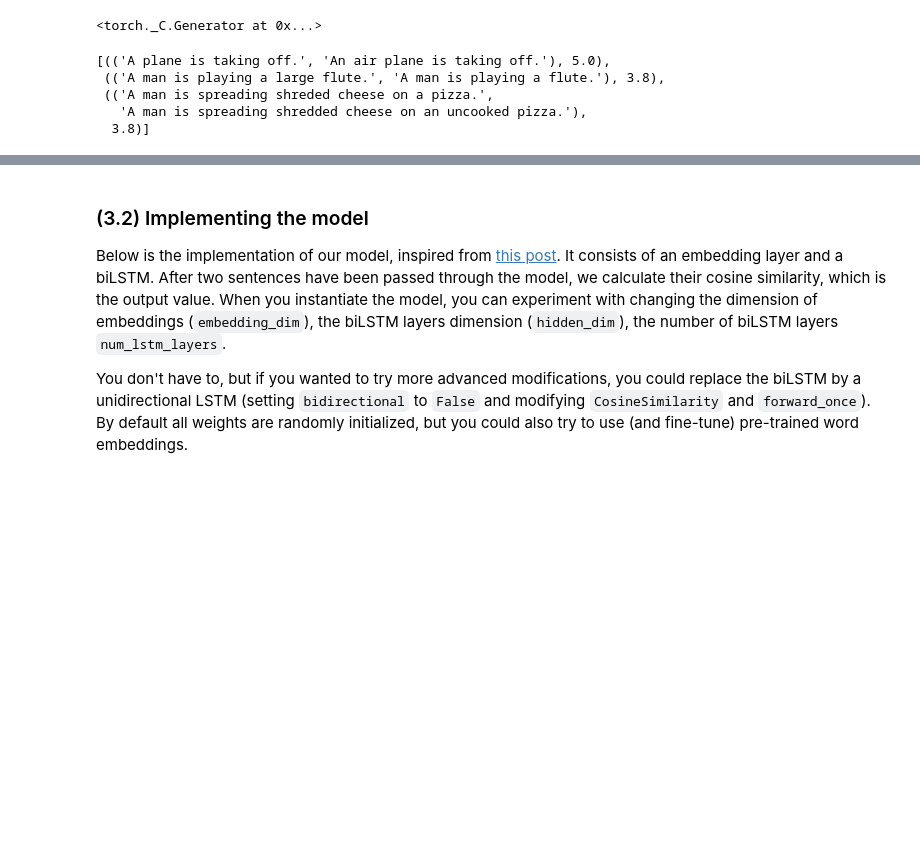
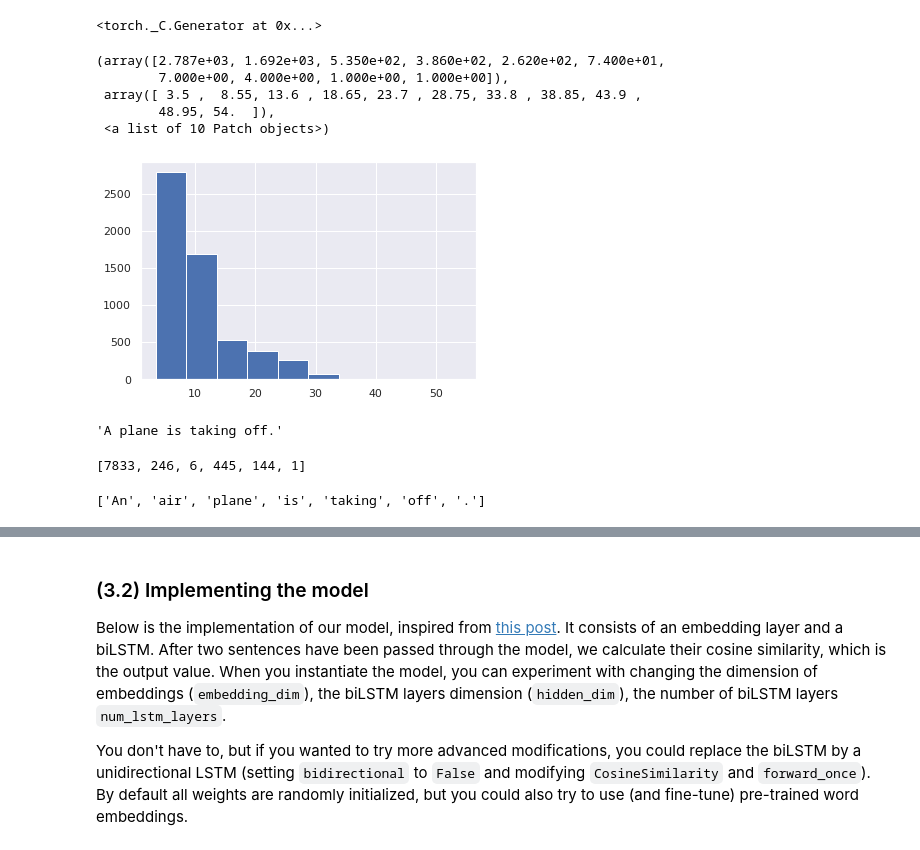
Before and after one commit to PierrickLeroy/Activity_Detection_From_Electrical_Consumption_Load_Curves, a Jupyter notebook: STS_project.ipynb, the cells around one changed output, grey strips where cells are left out. Saved outputs shown, nothing was run; the diff lists cells and outputs as text; code cells hidden in the pictures; blank space fills up the shorter version.

```diff
--- a/STS_project.ipynb
+++ b/STS_project.ipynb
@@ -111,8 +111,11 @@ from nltk import word_tokenize
 import nltk
 nltk.download('punkt')
 nltk.download('stopwords')
+nltk.download('wordnet')
+nltk.download('averaged_perceptron_tagger')
 from string import punctuation
 from nltk.corpus import stopwords
+from nltk.corpus import wordnet
 import numpy as np
 from sklearn.preprocessing import MinMaxScaler
 from sklearn.linear_model import LinearRegression
@@ -120,6 +123,41 @@ from sklearn.metrics import jaccard_score
 from sklearn.feature_extraction.text import CountVectorizer
 from scipy.stats import pearsonr
 from scipy.spatial.distance import cosine, euclidean
+
+from sklearn.feature_extraction.text import CountVectorizer
+from sklearn.feature_extraction.text import TfidfVectorizer
+from sklearn.metrics import jaccard_score
+from sklearn.metrics.pairwise import cosine_similarity
+import copy
+import matplotlib.pyplot as plt
+import seaborn as sns
+sns.set()
+
+import collections
+import os
+from collections import Counter
+from nltk import word_tokenize
+import nltk
+nltk.download('punkt')
+nltk.download('stopwords')
+nltk.download('wordnet')
+nltk.download('averaged_perceptron_tagger')
+from string import punctuation
+from nltk.corpus import stopwords
+from nltk.corpus import wordnet
+import numpy as np
+from sklearn.preprocessing import MinMaxScaler
+from sklearn.linear_model import LinearRegression
+from scipy.stats import pearsonr
+from scipy.spatial import distance
+from sklearn.feature_extraction.text import CountVectorizer
+from sklearn.feature_extraction.text import TfidfVectorizer
+from sklearn.metrics import jaccard_score
+from sklearn.metrics.pairwise import cosine_similarity
+import copy
+import matplotlib.pyplot as plt
+import seaborn as sns
+sns.set()
 # %% [output]
 [nltk_data] Downloading package punkt to /root/nltk_data...
 [nltk_data]   Unzipping tokenizers/punkt.zip.
@@ -866,14 +1946,6 @@ import torch.optim as optim
 torch.manual_seed(1)
 # %% [output]
 <torch._C.Generator at 0x...>
-# %%
-list(zip(dataset['train']['data'], dataset['train']['scores']))[:3]
-# %% [output]
-[(('A plane is taking off.', 'An air plane is taking off.'), 5.0),
- (('A man is playing a large flute.', 'A man is playing a flute.'), 3.8),
- (('A man is spreading shreded cheese on a pizza.',
-   'A man is spreading shredded cheese on an uncooked pizza.'),
-  3.8)]
 # %%
 class STSDataset(Dataset):
     def __init__(self, data, max_length=30, vocab=None, min_word_freq=2,lowercase=True):
@@ -976,3 +2048,33 @@ dev_dataset = STSDataset(dataset['dev'], max_length=30, vocab=training_dataset.g
 training_dataloader = DataLoader(training_dataset, batch_size = 40, shuffle=True)
 dev_dataloader = DataLoader(dev_dataset, batch_size = 25)
 test_dataloader = DataLoader(test_dataset, batch_size = 25)
+# %%
+import matplotlib.pyplot as plt
+sentence_length = [(len(word_tokenize(x)) + len(word_tokenize(y)))/2 for x, y in dataset['train']['data']]
+plt.hist(sentence_length)
+# %% [output]
+(array([2.787e+03, 1.692e+03, 5.350e+02, 3.860e+02, 2.620e+02, 7.400e+01,
+        7.000e+00, 4.000e+00, 1.000e+00, 1.000e+00]),
+ array([ 3.5 ,  8.55, 13.6 , 18.65, 23.7 , 28.75, 33.8 , 38.85, 43.9 ,
+        48.95, 54.  ]),
+ <a list of 10 Patch objects>)
+[figure, added]
+# %%
+dataset['train']['data'][0][0]
+# %% [output]
+'A plane is taking off.'
+# %%
+s1 = dataset['train']['data'][0][0]
+l = []
+for w1 in word_tokenize(s1):
+  if w1 in training_dataset.word2idx:
+      l.append(training_dataset.word2idx[w1])
+  else:
+      l.append(training_dataset.word2idx['UNK'])
+l
+# %% [output]
+[7833, 246, 6, 445, 144, 1]
+# %%
+word_tokenize(dataset['train']['data'][0][1])
+# %% [output]
+['An', 'air', 'plane', 'is', 'taking', 'off', '.']
```
Also changed, not shown: parts of 67 cells of this notebook.
